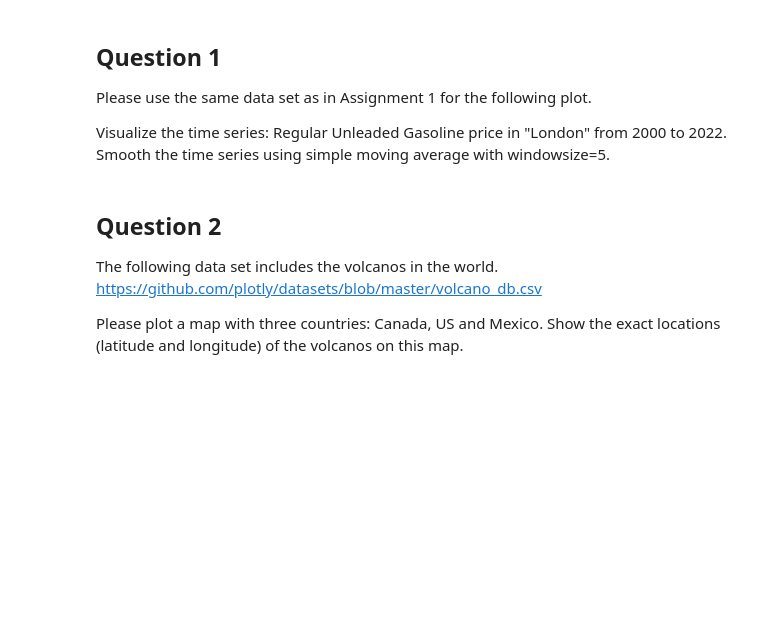
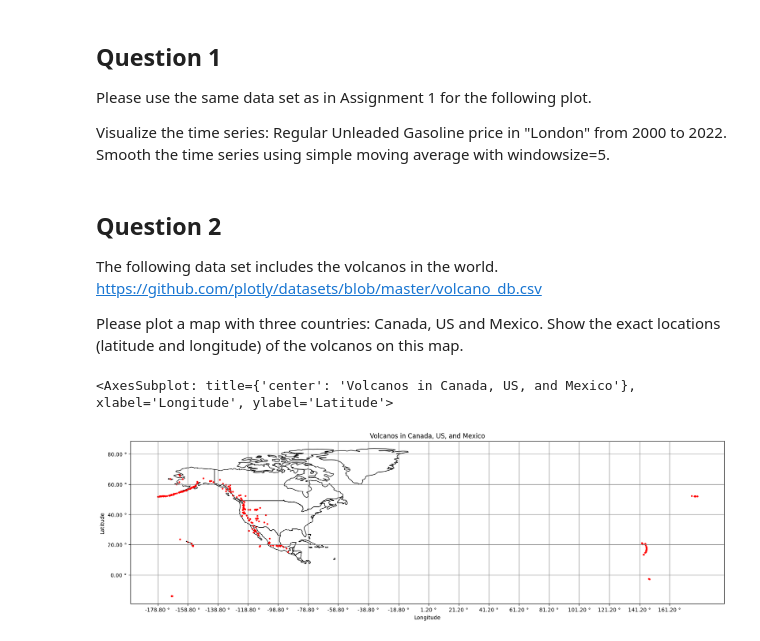
Before and after one commit to Ryan-JW-Kim/Year3Sem2, a Jupyter notebook: CP321/Assignment2/Assignment2.ipynb, the cells around one changed output. Drawn from its saved outputs; the diff is of its cells as text; code cells hidden in the pictures; blank space fills up the shorter version.

```diff
--- a/CP321/Assignment2/Assignment2.ipynb
+++ b/CP321/Assignment2/Assignment2.ipynb
@@ -25,7 +25,53 @@ https://github.com/plotly/datasets/blob/master/volcano_db.csv
 Please plot a map with three countries: Canada, US and Mexico. Show the exact locations (latitude and longitude) of the volcanos on this map.
 # %%
 import pandas as pd
+import matplotlib.pyplot as plt
+import matplotlib.ticker as mtick
+import numpy as np
 import geopandas
 
+def format_degrees(value, pos=None):
+    '''
+    Angles formatting code found at: https://techoverflow.net/2022/06/19/matplotlib-how-to-format-angle-in-degrees/
+    '''
+    return f'{value:.2f} °'
+
+# Given Code
 volcano = pd.read_csv('data/volcano_db.csv', encoding = "ISO-8859-1")
 world = geopandas.read_file(geopandas.datasets.get_path('naturalearth_lowres'))
+
+# Filter Conditions for Volcano location
+c1 = volcano["Country"] == "Canada"
+c2 = volcano["Country"] == "United States"
+c3 = volcano["Country"] == "Mexico"
+filtered = volcano[c1 | c2 | c3]
+
+# Convert pandas DF to geopandas DF
+gdf = geopandas.GeoDataFrame(filtered, geometry=geopandas.points_from_xy(filtered["Longitude"], filtered["Latitude"]))
+
+# Create North America axis
+ax = world[world.continent == 'North America'].plot(color='white', edgecolor='black', figsize=(20,20))
+
+# Create grids
+ax.set_axisbelow(False)
+ax.yaxis.grid(color='gray', linestyle='solid')
+ax.xaxis.grid(color='gray', linestyle='solid')
+
+# Titles and labels
+plt.title("Volcanos in Canada, US, and Mexico")
+plt.xlabel("Longitude")
+plt.ylabel("Latitude")
+
+# Change xticks increment for better readibility
+min_log = min(filtered["Longitude"])
+max_log = max(filtered["Longitude"])
+ax.set_xticks(np.arange(min_log, max_log, 20))
+
+# Apply angles units to x & y axis
+plt.gca().yaxis.set_major_formatter(mtick.FuncFormatter(format_degrees))
+plt.gca().xaxis.set_major_formatter(mtick.FuncFormatter(format_degrees))
+
+gdf.plot(ax=ax, color='red', markersize=5)
+# %% [output]
+<AxesSubplot: title={'center': 'Volcanos in Canada, US, and Mexico'}, xlabel='Longitude', ylabel='Latitude'>
+[figure, added]
```
